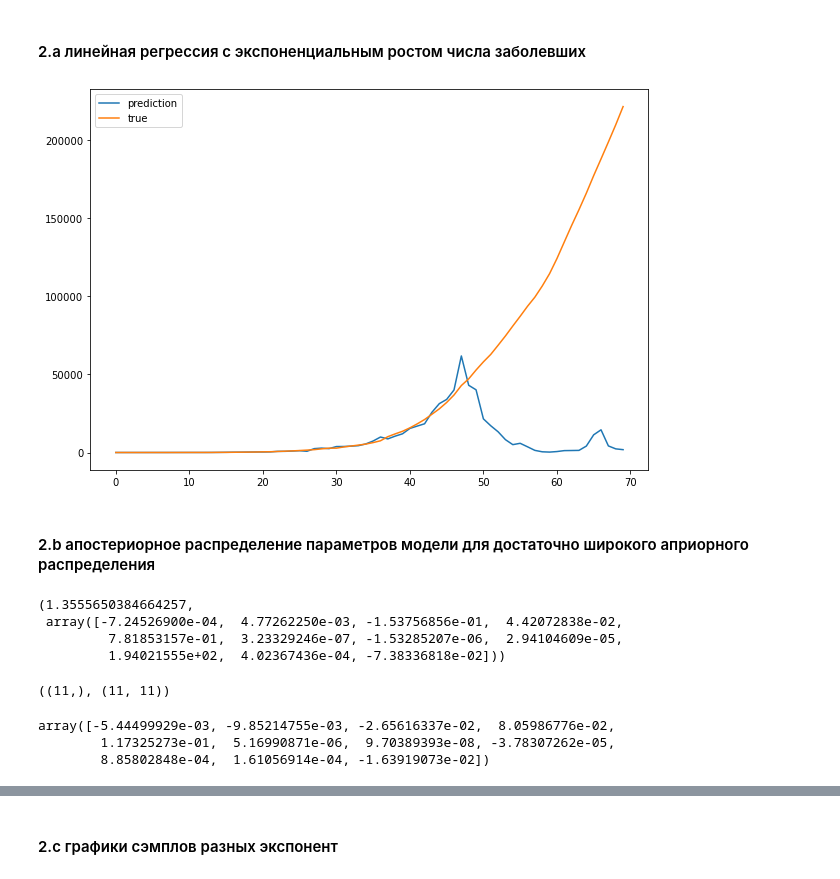
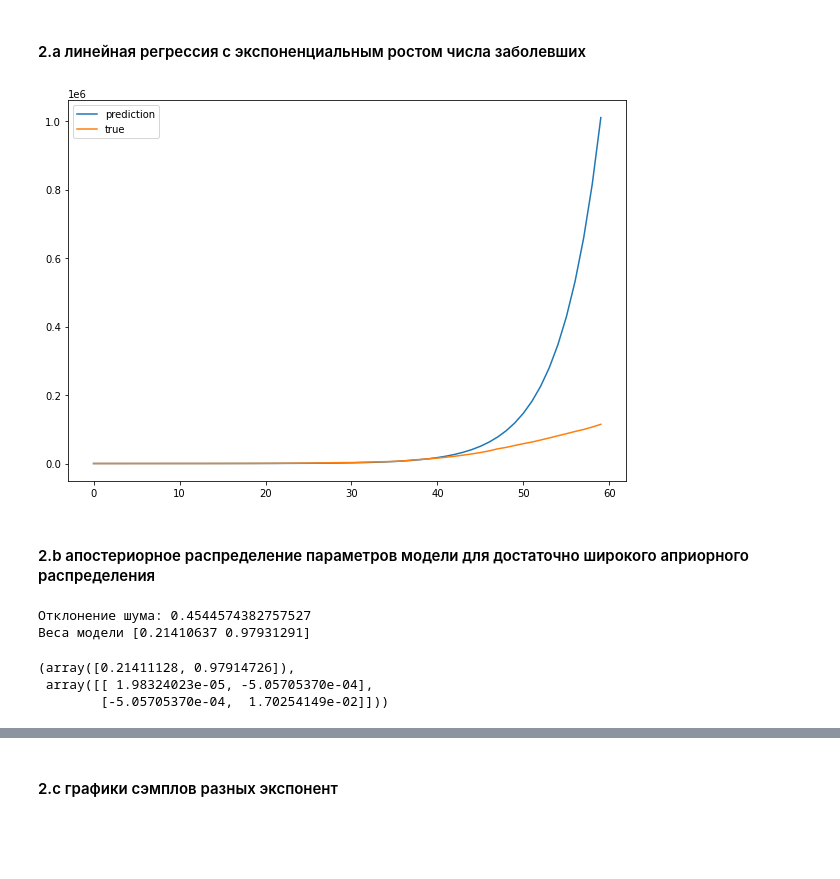
Before and after one commit to Naumenko-KM/MADE_2_AdML, a Jupyter notebook: HW1/solution.ipynb, the cells around one changed output, grey strips where cells are left out. Drawn from its saved outputs; the diff is of its cells as text; code cells hidden in the pictures; blank space fills up the shorter version.

```diff
--- a/HW1/solution.ipynb
+++ b/HW1/solution.ipynb
@@ -19,22 +22,12 @@ df = df[df['iso_code'] == 'RUS']
 df['date'] = pd.to_datetime(df['date'])
 df = df[df['date'] >= date_start]
 df = df[df['date'] <= date_end]
-# df = df[df['date'] < df['date'].min() + pd.Timedelta(days=days_delta)]
+df['new_cases'][df['new_cases'] == 0] = 1
 df.reset_index(drop=True, inplace=True)
+df['day'] = df.reset_index()['index'] + 1
 # %%
 target_col = ['total_cases'] # 'total_cases', new_cases
-feature_cols = [
-    'total_deaths',
-    'new_deaths',
-    'new_deaths_smoothed',
-    'stringency_index',
-    'reproduction_rate',
-    'total_tests',
-    'new_tests',
-    'new_tests_smoothed',
-    'positive_rate',
-    'tests_per_case',
-]
+feature_cols = ['day']
 # %%
 X = df[feature_cols]
 y = df[target_col]
@@ -101,27 +63,21 @@ preds = np.concatenate([preds_train, preds_test])
 preds = np.exp(preds)
 # %%
 fig, ax = plt.subplots(figsize=(10,7))
-ax.plot(preds[:70], label='prediction')
-ax.plot(y[:70], label='true')
+ax.plot(preds[:60], label='prediction')
+ax.plot(y[:60], label='true')
 ax.legend();
 # %% [output]
-[figure, old version]
+[figure, new version]
 # %% [markdown]
 #### 2.b апостериорное распределение параметров модели для достаточно широкого априорного распределения
 # %%
-w = np.append(model.coef_[0], model.intercept_[0])
-sigma_noise = (y_train - preds_train).std().values[0] / 10000
-sigma_noise, w
+model_weights = np.append(model.coef_[0], model.intercept_[0])
+sigma_noise = (np.log(y_train) - preds_train).std().values[0]
+print('Отклонение шума:', sigma_noise)
+print('Веса модели', model_weights)
 # %% [output]
-(1.3555650384664257,
- array([-7.24526900e-04,  4.77262250e-03, -1.53756856e-01,  4.42072838e-02,
-         7.81853157e-01,  3.23329246e-07, -1.53285207e-06,  2.94104609e-05,
-         1.94021555e+02,  4.02367436e-04, -7.38336818e-02]))
+Отклонение шума: 0.4544574382757527
+Веса модели [0.21410637 0.97931291]
-# %%
-cur_mu, cur_sigma = np.zeros(w.shape[0]), np.eye(w.shape[0]) * 0.100
-cur_mu.shape, cur_sigma.shape
-# %% [output]
-((11,), (11, 11))
 # %%
 def bayesian_update(mu, sigma, x, y, sigma_noise):
     x = np.concatenate((x, np.array([[1]])), axis=1)
@@ -129,10 +85,12 @@ def bayesian_update(mu, sigma, x, y, sigma_noise):
     mu_n = np.matmul(sigma_n, np.matmul(np.linalg.inv(sigma), np.transpose(mu)) + (1 / (sigma_noise ** 2)) * np.matmul(np.transpose(x), y))
     return mu_n, sigma_n
 # %%
+cur_mu, cur_sigma = np.zeros(model_weights.shape[0]), np.eye(model_weights.shape[0]) * 100
+
 for i in range(0, 50):
     cur_mu, cur_sigma = bayesian_update(cur_mu, cur_sigma, X_train.iloc[i:i+1], np.log(y_train.iloc[i]), sigma_noise=sigma_noise)
-cur_mu
+cur_mu, cur_sigma
 # %% [output]
-array([-5.44499929e-03, -9.85214755e-03, -2.65616337e-02,  8.05986776e-02,
-        1.17325273e-01,  5.16990871e-06,  9.70389393e-08, -3.78307262e-05,
-        8.85802848e-04,  1.61056914e-04, -1.63919073e-02])
+(array([0.21411128, 0.97914726]),
+ array([[ 1.98324023e-05, -5.05705370e-04],
+        [-5.05705370e-04,  1.70254149e-02]]))
```
Also changed, not shown: parts of 14 cells of this notebook.
